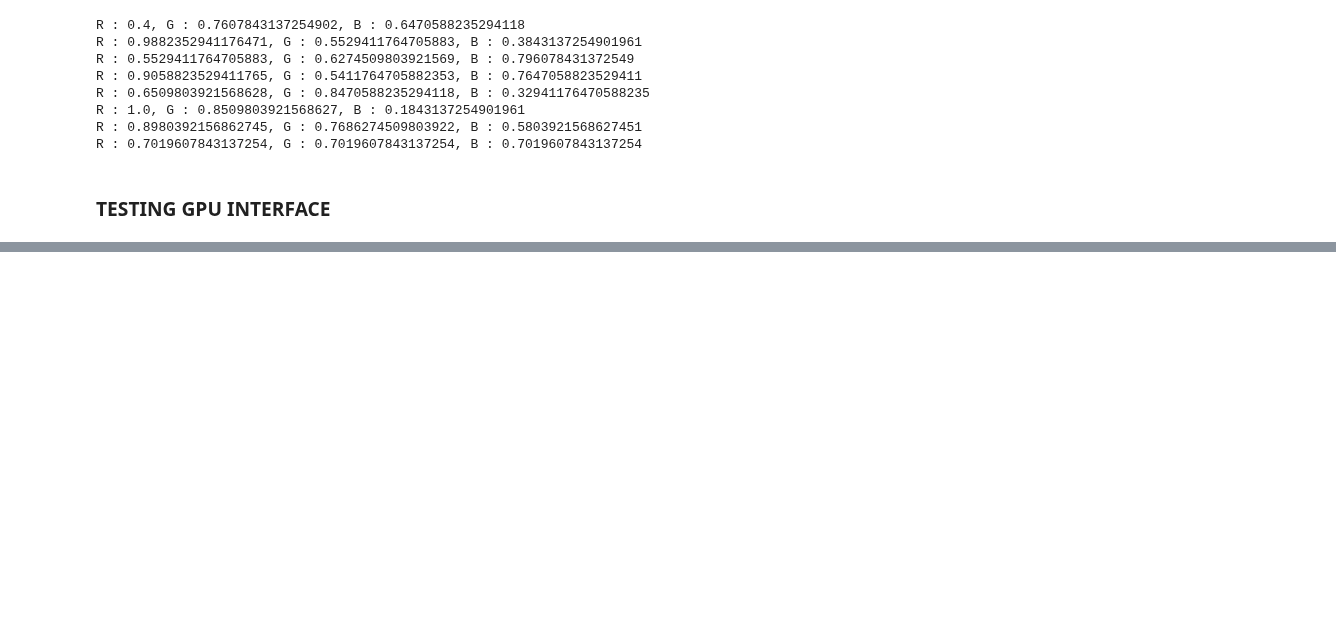
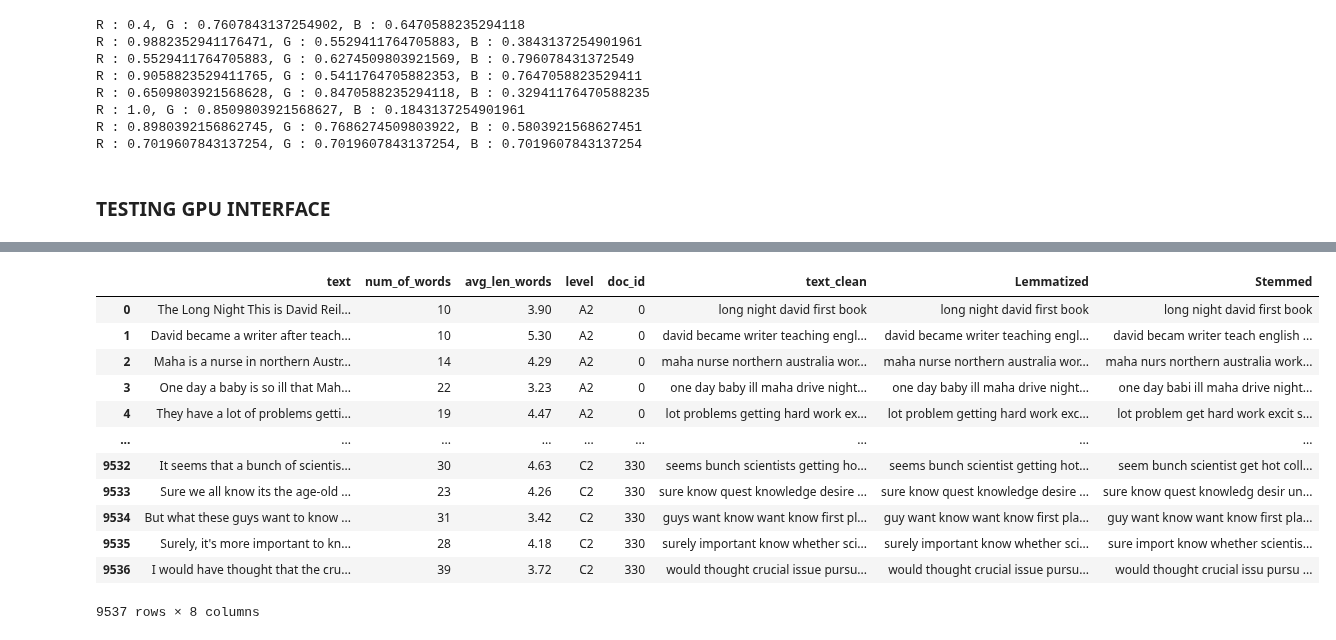
Before and after one commit to AKHILESH200/PersonifiedScriptWriter, a Jupyter notebook: phase-1-cerf/1.ipynb, the cells around one changed output, grey strips where cells are left out. Drawn from its saved outputs; the diff is of its cells as text; code cells hidden in the pictures; blank space fills up the shorter version.

```diff
--- a/phase-1-cerf/1.ipynb
+++ b/phase-1-cerf/1.ipynb
@@ -99,0 +161,16 @@ plt.show()
+# %%
+sentence_df
+# %% [output]
+|  | text | num_of_words | avg_len_words | level | doc_id | text_clean | Lemmatized | Stemmed |
+| 0 | The Long Night This is David Reil... | 10 | 3.90 | A2 | 0 | long night david first book | long night david first book | long night david first book |
+| 1 | David became a writer after teach... | 10 | 5.30 | A2 | 0 | david became writer teaching engl... | david became writer teaching engl... | david becam writer teach english ... |
+| 2 | Maha is a nurse in northern Austr... | 14 | 4.29 | A2 | 0 | maha nurse northern australia wor... | maha nurse northern australia wor... | maha nurs northern australia work... |
+| 3 | One day a baby is so ill that Mah... | 22 | 3.23 | A2 | 0 | one day baby ill maha drive night... | one day baby ill maha drive night... | one day babi ill maha drive night... |
+| 4 | They have a lot of problems getti... | 19 | 4.47 | A2 | 0 | lot problems getting hard work ex... | lot problem getting hard work exc... | lot problem get hard work excit s... |
+| ... | ... | ... | ... | ... | ... | ... | ... | ... |
+| 9532 | It seems that a bunch of scientis... | 30 | 4.63 | C2 | 330 | seems bunch scientists getting ho... | seems bunch scientist getting hot... | seem bunch scientist get hot coll... |
+| 9533 | Sure we all know its the age-old ... | 23 | 4.26 | C2 | 330 | sure know quest knowledge desire ... | sure know quest knowledge desire ... | sure know quest knowledg desir un... |
+| 9534 | But what these guys want to know ... | 31 | 3.42 | C2 | 330 | guys want know want know first pl... | guy want know want know first pla... | guy want know want know first pla... |
+| 9535 | Surely, it's more important to kn... | 28 | 4.18 | C2 | 330 | surely important know whether sci... | surely important know whether sci... | sure import know whether scientis... |
+| 9536 | I would have thought that the cru... | 39 | 3.72 | C2 | 330 | would thought crucial issue pursu... | would thought crucial issue pursu... | would thought crucial issu pursu ... |
+9537 rows × 8 columns
```
Also changed, not shown: parts of 14 cells of this notebook.
